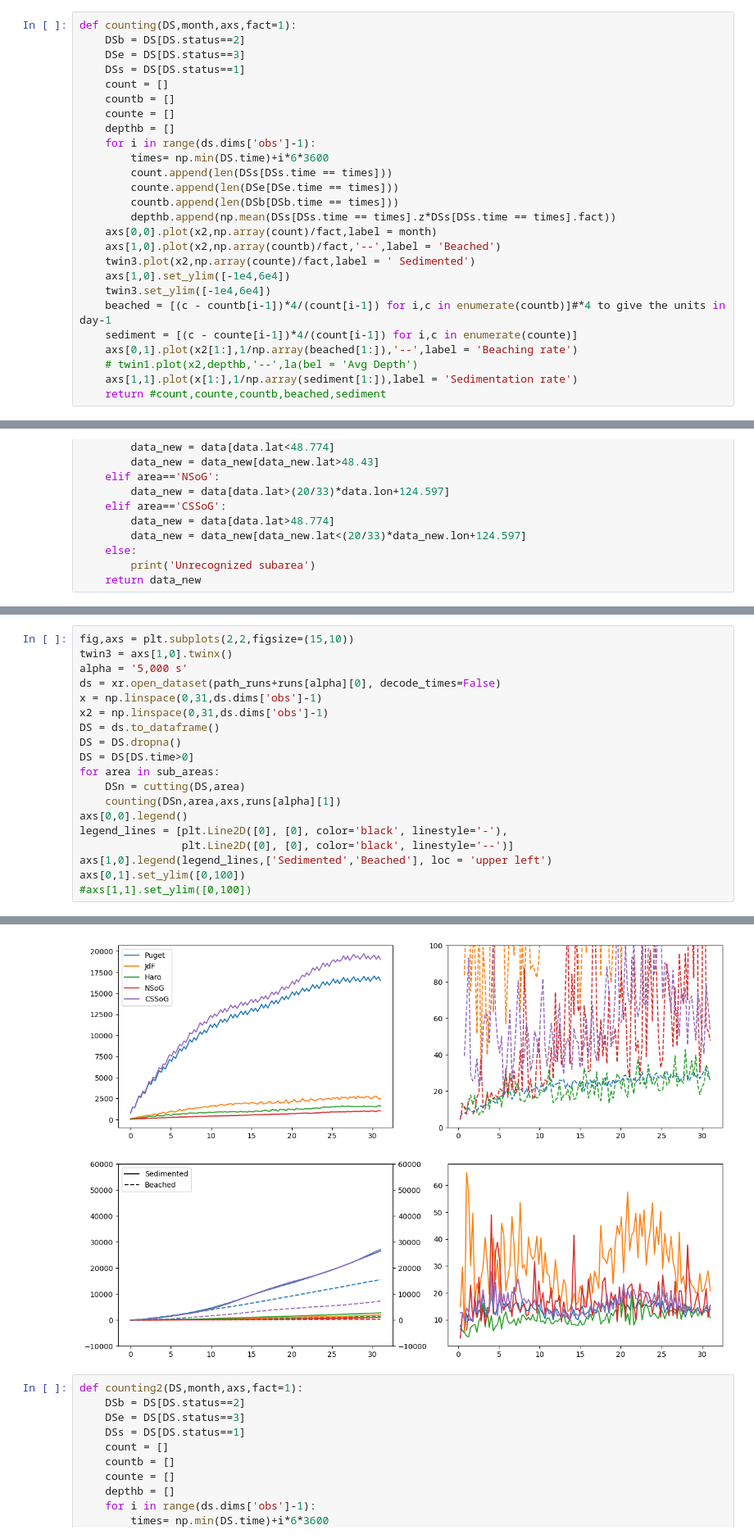
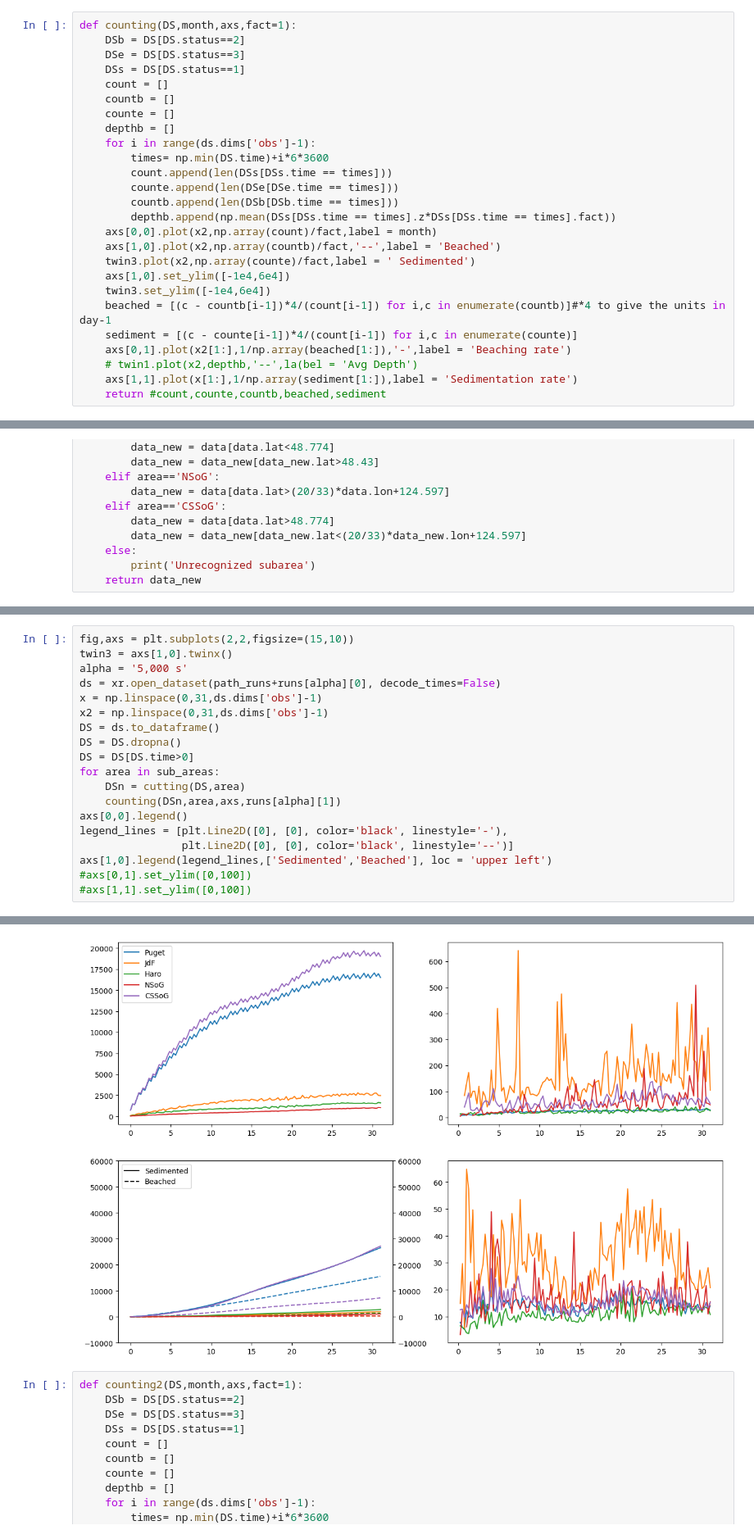
Before and after one commit to SalishSeaCast/analysis-jose, a Jupyter notebook: notebooks/Outfall_finalResults/regions_stats.ipynb, the cells around one changed output, grey strips where cells are left out. Shown at 82% size. Drawn from its saved outputs; the diff is of its cells as text.

```diff
--- a/notebooks/Outfall_finalResults/regions_stats.ipynb
+++ b/notebooks/Outfall_finalResults/regions_stats.ipynb
@@ -77,7 +77,7 @@ def counting(DS,month,axs,fact=1):
     twin3.set_ylim([-1e4,6e4])
     beached = [(c - countb[i-1])*4/(count[i-1]) for i,c in enumerate(countb)]#*4 to give the units in day-1
     sediment = [(c - counte[i-1])*4/(count[i-1]) for i,c in enumerate(counte)]
-    axs[0,1].plot(x2[1:],1/np.array(beached[1:]),'--',label = 'Beaching rate')
+    axs[0,1].plot(x2[1:],1/np.array(beached[1:]),'-',label = 'Beaching rate')
     # twin1.plot(x2,depthb,'--',la(bel = 'Avg Depth')
     axs[1,1].plot(x[1:],1/np.array(sediment[1:]),label = 'Sedimentation rate')
     return #count,counte,countb,beached,sediment
@@ -147,6 +147,6 @@ axs[0,0].legend()
 legend_lines = [plt.Line2D([0], [0], color='black', linestyle='-'),
                 plt.Line2D([0], [0], color='black', linestyle='--')]
 axs[1,0].legend(legend_lines,['Sedimented','Beached'], loc = 'upper left')
-axs[0,1].set_ylim([0,100])
+#axs[0,1].set_ylim([0,100])
 #axs[1,1].set_ylim([0,100])
 # %% [output]
@@ -154,4 +154,4 @@ axs[0,1].set_ylim([0,100])
-[figure, old version]
+[figure, new version]
 # %%
 def counting2(DS,month,axs,fact=1):
     DSb = DS[DS.status==2]
```
Also changed, not shown: parts of 5 cells of this notebook, 1 other file.
